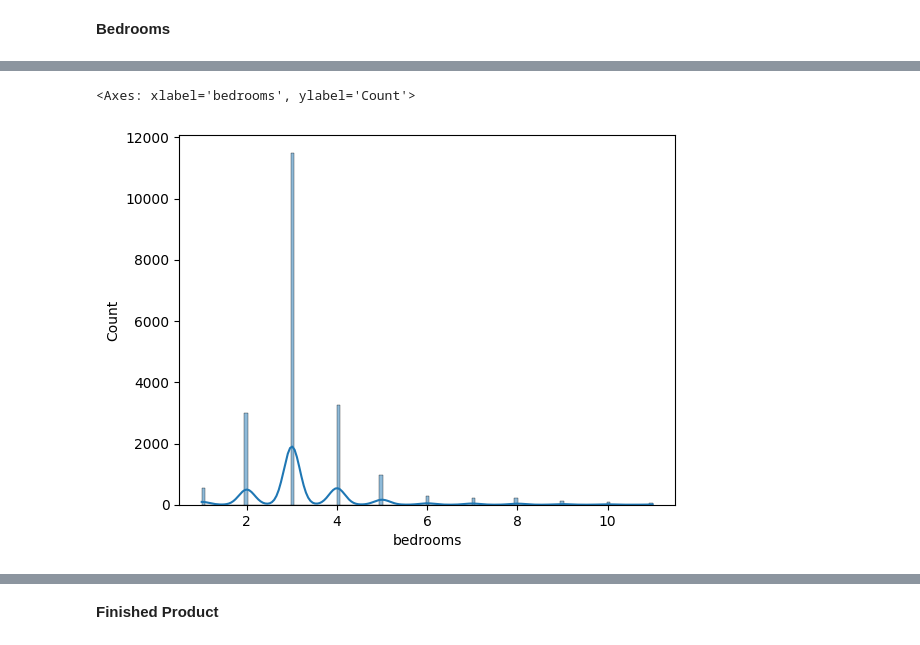
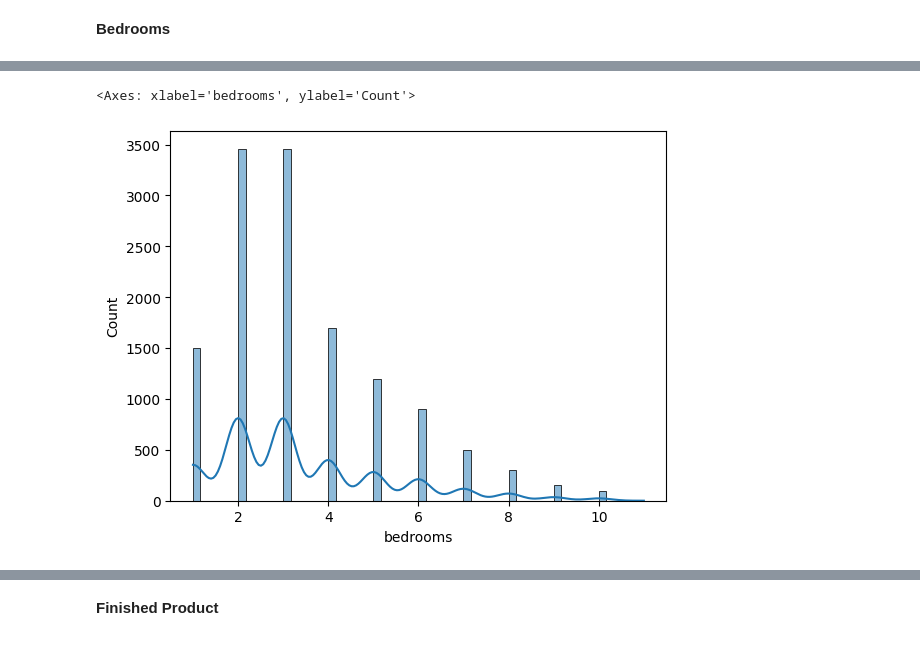
Before and after one commit to Jan-PhilipSchreiber/DeepLAdDA, a Jupyter notebook: 2AdDA/LectureHomework/DistributionHW/Regression_Zillow_HW.ipynb, the cells around one changed output, grey strips where cells are left out. Saved outputs shown, nothing was run; the diff lists cells and outputs as text; code cells hidden in the pictures.

```diff
--- a/2AdDA/LectureHomework/DistributionHW/Regression_Zillow_HW.ipynb
+++ b/2AdDA/LectureHomework/DistributionHW/Regression_Zillow_HW.ipynb
@@ -349,27 +391,18 @@ Name: count, dtype: int64
 # %%
-target = "bedrooms"
+#target = "bedrooms"
 
-# let's use the variables that are already in numeric format for this demonstration purpose!
-X = inliers.drop([target], axis=1)
-y = inliers[target]
+#X = inliers.drop([target], axis=1)
+#y = inliers[target]
 
-# these have to match with the value_counts, at least the same or more
-# you cna emphasize underrepresented data in least presented categories
-strategy = {7: 200, 8: 200, 9: 100, 10: 50}
+#strategy = {1:5000 ,2:5500 ,3:4550 ,4:6000 ,5:5500 ,6:5000}
 
-# define smote-variable
-# model = SMOTE(random_state=42)
-model = SMOTE(sampling_strategy=strategy, random_state=42)
+#model = SMOTE(sampling_strategy=strategy, random_state=42)
 
-
-# ADASYN is a similar model, but only seems to work reliably with "auto" strategy
 # model = ADASYN(sampling_strategy="auto", random_state=42)
 
-# resample X and y
-X_resampled, y_resampled = model.fit_resample(X, y)
+#X_resampled, y_resampled = model.fit_resample(X, y)
 
-# reconstruct the dataframe
-df_resampled = pd.DataFrame(X_resampled, columns=X.columns)
-df_resampled[target] = y_resampled
+#df_resampled = pd.DataFrame(X_resampled, columns=X.columns)
+#f_resampled[target] = y_resampled
 # %%
 # combine dataframes, now we have the original data + newly generated data
@@ -389,5 +412,5 @@ df.describe()
 # %%
-sns.histplot(data=df, x="bedrooms", kde=True)
+sns.histplot(data=df_resampled, x="bedrooms", kde=True)
 # %% [output]
 <Axes: xlabel='bedrooms', ylabel='Count'>
-[figure, old version]
+[figure, new version]
```
Also changed, not shown: parts of 22 cells of this notebook, 2 other files.
